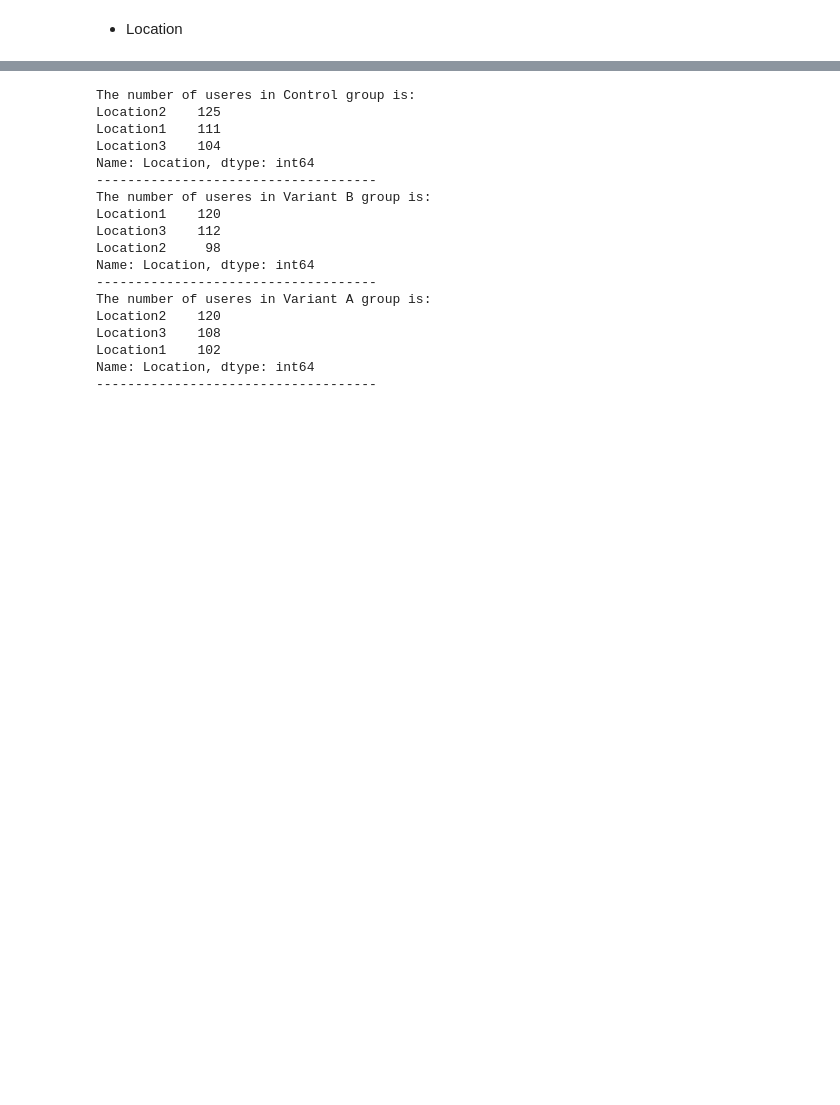
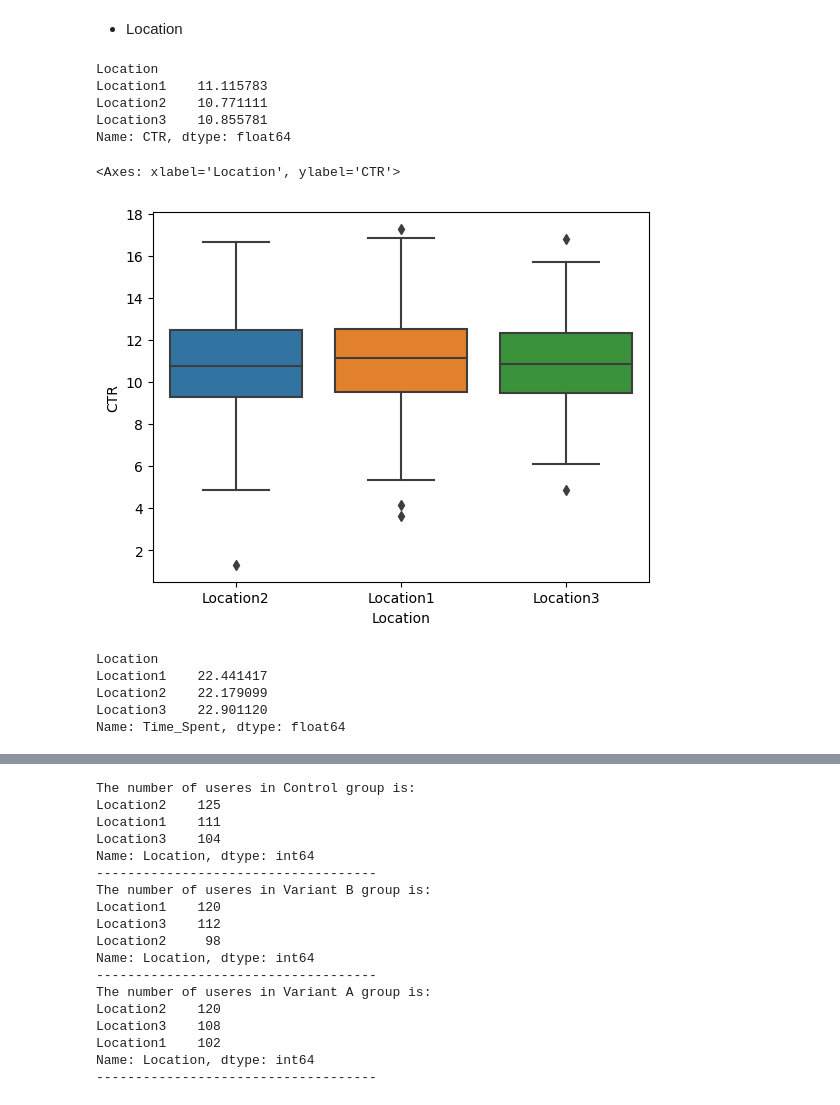
Before and after one commit to hiu04/Data-Science, a Jupyter notebook: A2_DataScience.ipynb, the cells around one changed output, grey strips where cells are left out. Saved outputs shown, nothing was run; the diff lists cells and outputs as text; code cells hidden in the pictures; blank space fills up the shorter version.

```diff
--- a/A2_DataScience.ipynb
+++ b/A2_DataScience.ipynb
@@ -163,3 +155,27 @@ sns.lmplot(data = df, x='Age', y='Time_Spent', hue = 'Variant')
 The heatmaps and the line plots both show that the feature of Variant A is not that useful for time spent or CTR lift for the users who are elder though the impacts are not obvious. Feature of the control group has the opposite results that older users would spend more time and higher rate to click. But in all, Variant A has the greatest impact on CTR and Time Spent lift, regardless of age.
 # %% [markdown]
 * Location
+# %%
+# Location vs. CTR
+df.groupby('Location')['CTR'].median()
+# %% [output]
+Location
+Location1    11.115783
+Location2    10.771111
+Location3    10.855781
+Name: CTR, dtype: float64
+# %%
+# Location vs. CTR
+sns.boxplot(x = 'Location', y = 'CTR', data = df)
+# %% [output]
+<Axes: xlabel='Location', ylabel='CTR'>
+[figure, added]
+# %%
+# Location vs. Time Spent
+df.groupby('Location')['Time_Spent'].median()
+# %% [output]
+Location
+Location1    22.441417
+Location2    22.179099
+Location3    22.901120
+Name: Time_Spent, dtype: float64
```
Also changed, not shown: parts of 42 cells of this notebook.
